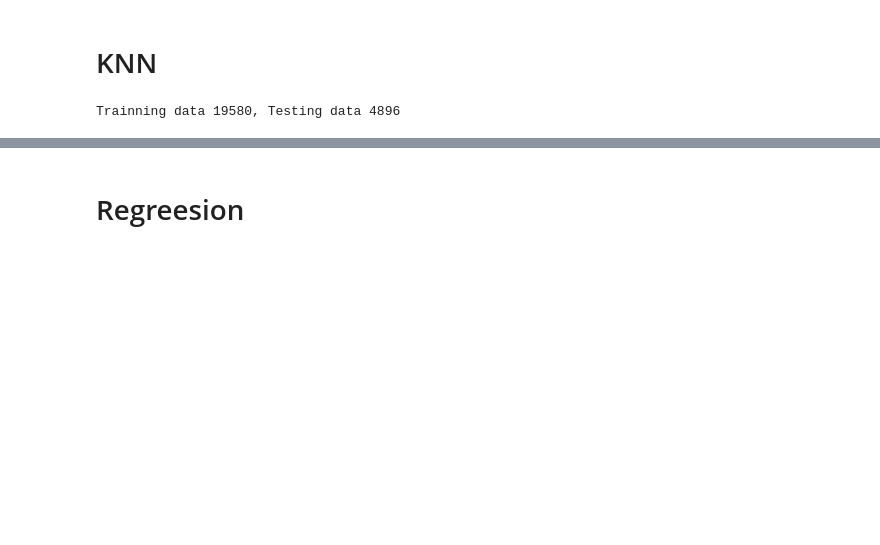
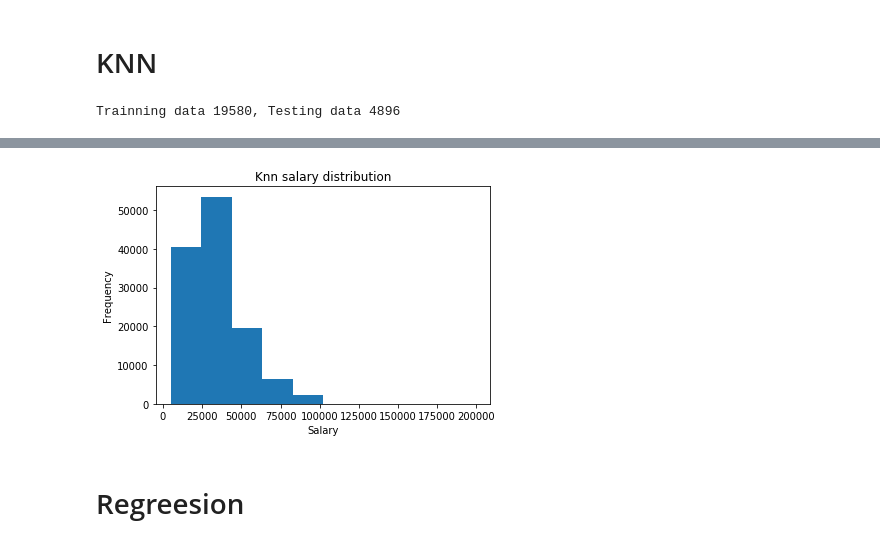
Before and after one commit to Trouble404/kaggle-Job-Salary-Prediction, a Jupyter notebook: job-salary-other.ipynb, the cells around one changed output, grey strips where cells are left out. Cells and saved outputs as stored; diff of their text form; code cells hidden in the pictures; blank space fills up the shorter version.

```diff
--- a/job-salary-other.ipynb
+++ b/job-salary-other.ipynb
@@ -31,3 +31,7 @@ salary.shape
 (244768,)
 # %%
 salary_log = np.log(salary)
+# %%
+%%time
+with h5py.File('features_test.h5', 'r') as f:
+    feature_test = np.array(f['features_test'])
@@ -270,0 +290,3 @@ print ('Parameter ''n_neighbors'' is {},' format(reg.get_params()['n_neighbors']
+# %%
+%%time
+salary_knn = KNeighborsRegressor(n_neighbors=1).fit(features, salary).predict(feature_test)
@@ -271,3 +315,16 @@ print ('Parameter ''n_neighbors'' is {},' format(reg.get_params()['n_neighbors']
+# %%
+f1 = plt.figure(1)
+plt.hist(salary_knn)
+plt.title('Knn salary distribution')
+plt.ylabel("Frequency")
+plt.xlabel("Salary")
+# plt with same scale
+#plt.ylim(0,0.25)
+#plt.xlim(0,110000)
+plt.savefig("KNN salary distribution.PNG", dpi = 600)
+plt.show()
+# %% [output]
+[figure, added]
 # %% [markdown]
 # Regreesion
 # %% [markdown]
```
Also changed, not shown: parts of 11 cells of this notebook.
